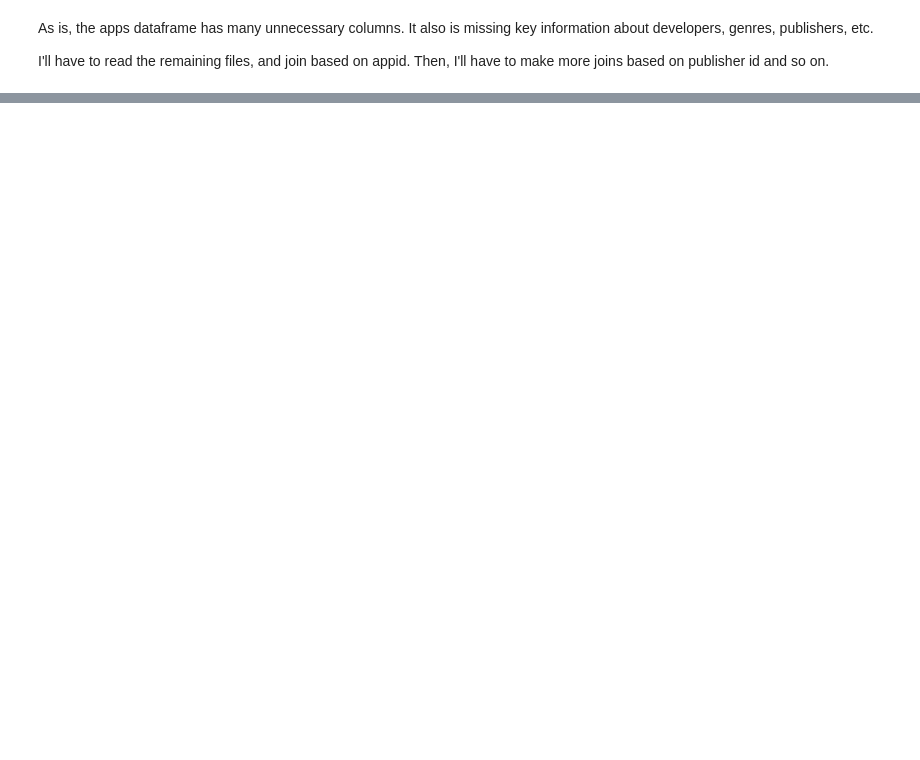
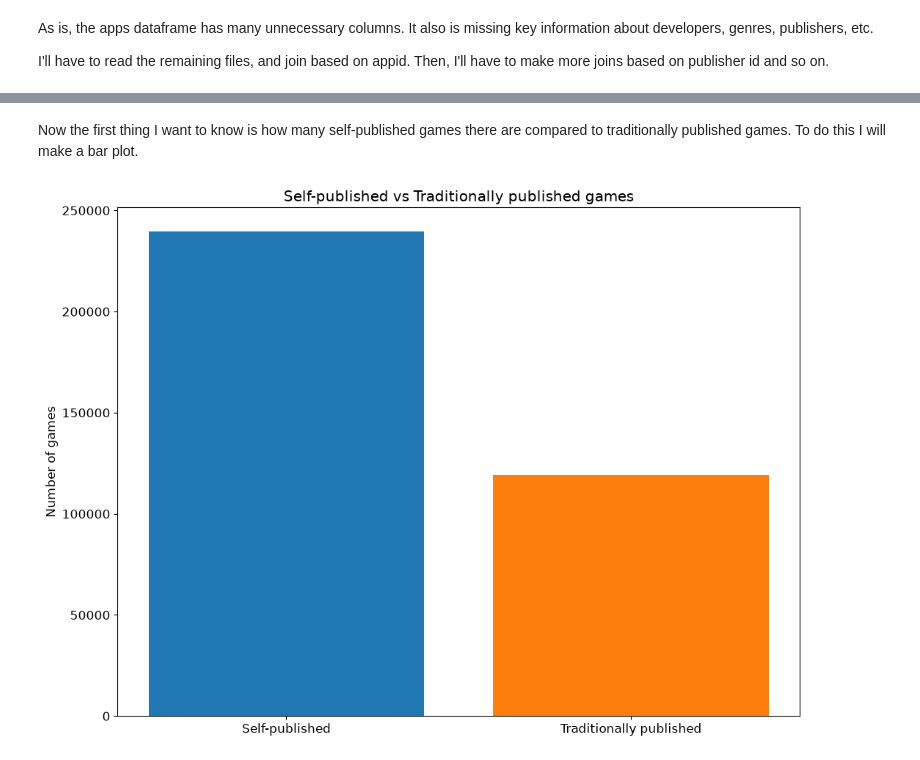
Before and after one commit to EvDev3/SteamPublishingEDA, a Jupyter notebook: SteamSaleEDA.ipynb, the cells around one changed output, grey strips where cells are left out. Drawn from its saved outputs; the diff is of its cells as text; code cells hidden in the pictures; blank space fills up the shorter version.

```diff
--- a/SteamSaleEDA.ipynb
+++ b/SteamSaleEDA.ipynb
@@ -57,0 +92,12 @@ Trying to change the respository right now
+# %%
+steam = steam.join(appDev, on="appid")
+steam = steam.join(appGenres, on="appid")
+steam = steam.join(appPub, on="appid")
+# %%
+devs = devs.rename({"id" : "developer_id"}).rename({"name" : "developer"})
+genres = genres.rename({"id" : "genre_id"}).rename({"name" : "genre"})
+publishers = publishers.rename({"id" : "publisher_id"}).rename({"name" : "publisher"})
+
+steam = steam.join(devs, on="developer_id")
+steam = steam.join(genres, on="genre_id")
+steam = steam.join(publishers, on="publisher_id")
@@ -57,0 +125,3 @@ Trying to change the respository right now
+# %%
+steam = steam.filter(pl.col("type") == "game")
+steam = steam.filter(pl.col("release_date").is_not_null())
@@ -57,0 +143,4 @@ Trying to change the respository right now
+# %%
+steam = steam.with_columns(
+    (pl.col("developer") == pl.col("publisher")).alias("self-published")
+)
@@ -57,0 +160,22 @@ Trying to change the respository right now
+# %% [markdown]
+Now the first thing I want to know is how many self-published games there are compared to traditionally published games. To do this I will make a bar plot.
+# %%
+plot_df = (
+    steam
+    .select(
+        pl.when(pl.col("self-published"))
+          .then(pl.lit("Self-published"))
+          .otherwise(pl.lit("Traditionally published"))
+          .alias("category")
+    )
+    .group_by("category")
+    .len()
+)
+
+fig, ax = plt.subplots()
+ax.bar(plot_df["category"], plot_df["len"], color=["tab:blue", "tab:orange"])
+ax.set_ylabel("Number of games")
+ax.set_title("Self-published vs Traditionally published games")
+plt.show()
+# %% [output]
+[figure, added]
```
Also changed, not shown: parts of 20 cells of this notebook, 1 other file.
